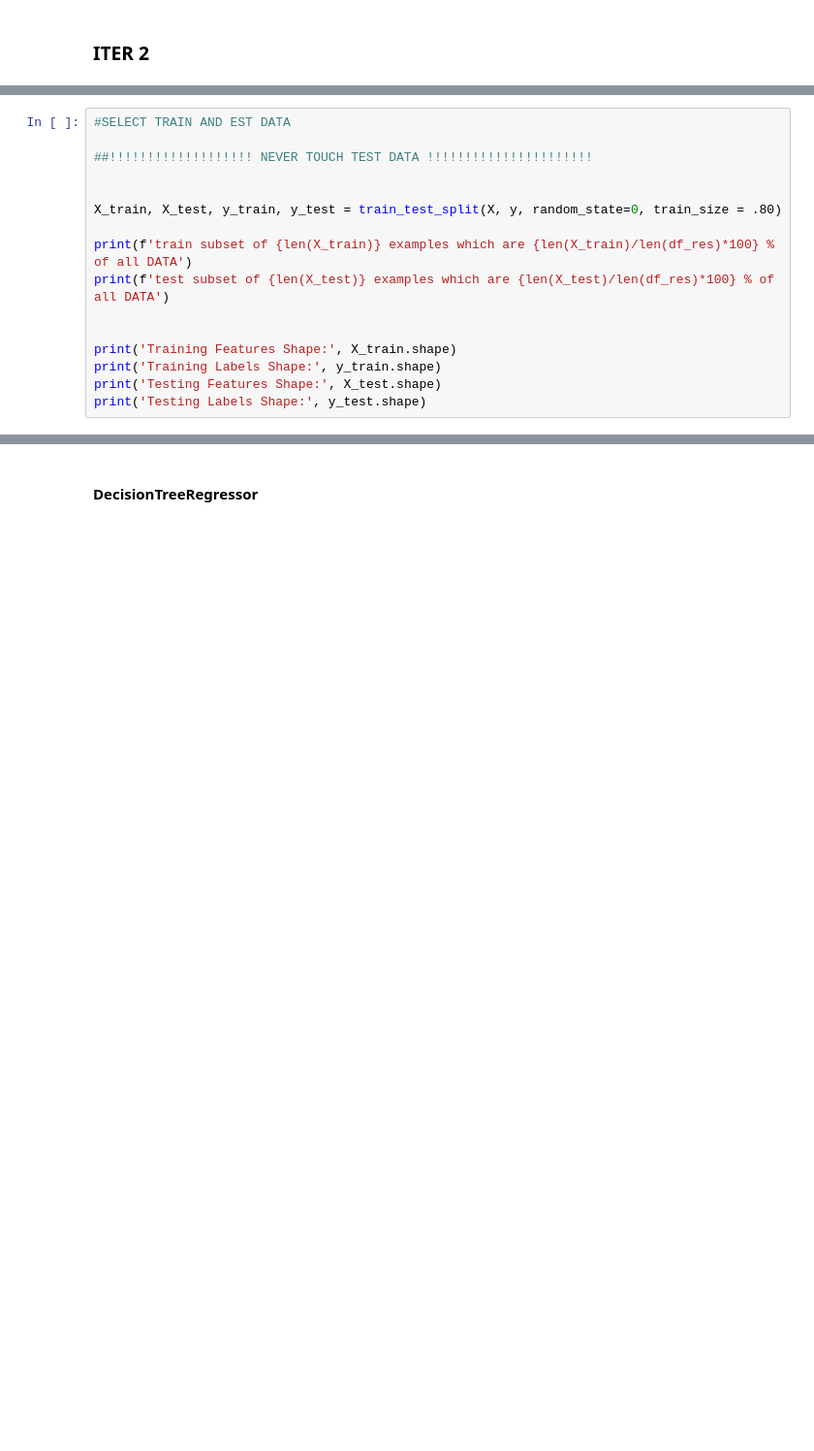
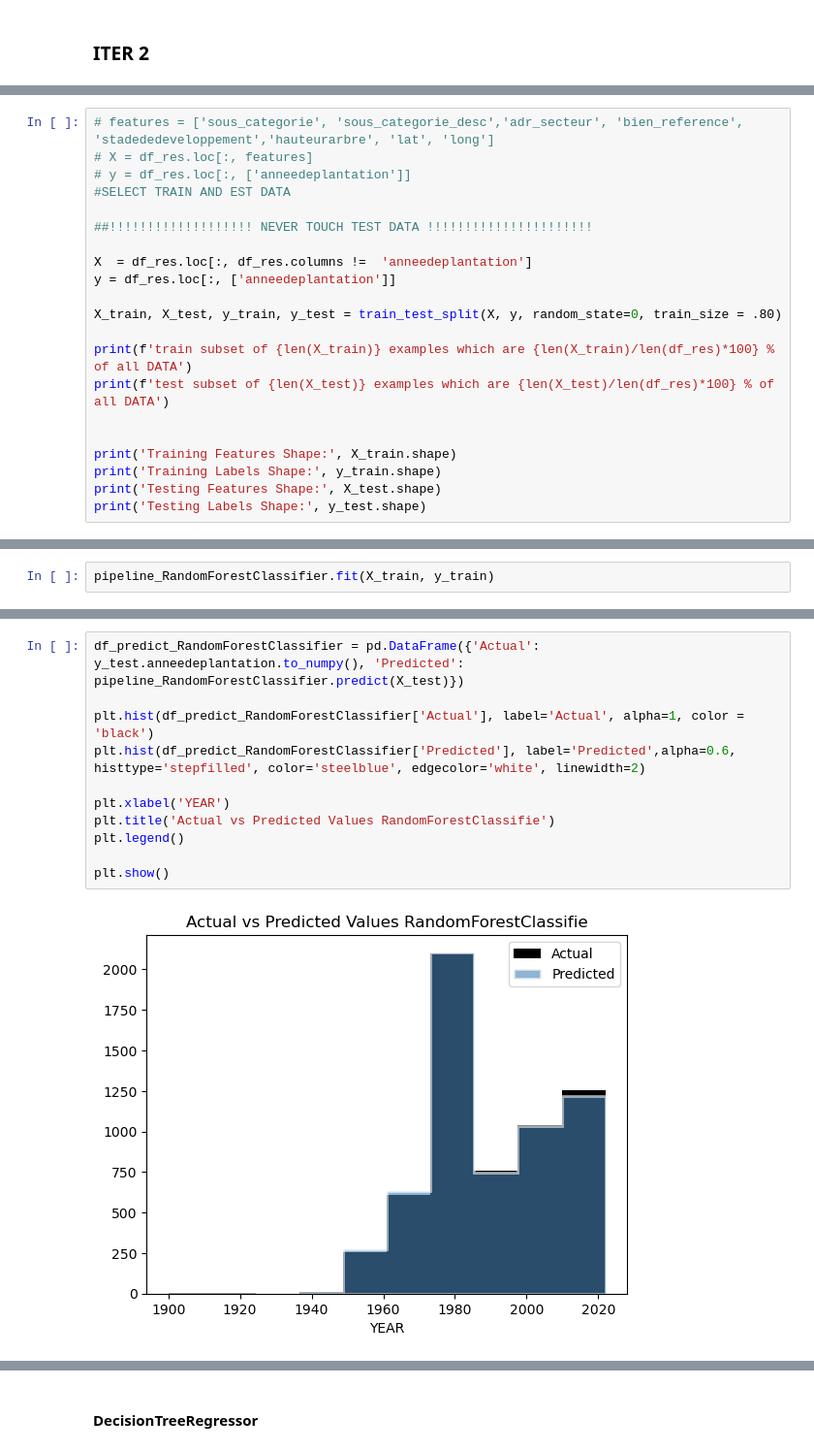
Before and after one commit to Impreccable/ML, a Jupyter notebook: main.ipynb, the cells around one changed output, grey strips where cells are left out. Shown at 97% size. Saved outputs shown, nothing was run; the diff lists cells and outputs as text; blank space fills up the shorter version.

```diff
--- a/main.ipynb
+++ b/main.ipynb
@@ -185,8 +195,13 @@ y = df_numeric.loc[:, ['anneedeplantation']]
 # %%
+# features = ['sous_categorie', 'sous_categorie_desc','adr_secteur', 'bien_reference', 'stadededeveloppement','hauteurarbre', 'lat', 'long']
+# X = df_res.loc[:, features]
+# y = df_res.loc[:, ['anneedeplantation']]
 #SELECT TRAIN AND EST DATA
 
 ##!!!!!!!!!!!!!!!!!!! NEVER TOUCH TEST DATA !!!!!!!!!!!!!!!!!!!!!!
 
+X  = df_res.loc[:, df_res.columns !=  'anneedeplantation']
+y = df_res.loc[:, ['anneedeplantation']]
 
 X_train, X_test, y_train, y_test = train_test_split(X, y, random_state=0, train_size = .80)
 
@@ -207,0 +265,2 @@ Testing Labels Shape: (6029, 1)
+# %%
+pipeline_RandomForestClassifier.fit(X_train, y_train)
@@ -207,0 +293,13 @@ Testing Labels Shape: (6029, 1)
+# %%
+df_predict_RandomForestClassifier = pd.DataFrame({'Actual': y_test.anneedeplantation.to_numpy(), 'Predicted': pipeline_RandomForestClassifier.predict(X_test)})
+
+plt.hist(df_predict_RandomForestClassifier['Actual'], label='Actual', alpha=1, color = 'black')
+plt.hist(df_predict_RandomForestClassifier['Predicted'], label='Predicted',alpha=0.6, histtype='stepfilled', color='steelblue', edgecolor='white', linewidth=2)
+
+plt.xlabel('YEAR')
+plt.title('Actual vs Predicted Values RandomForestClassifie')
+plt.legend()
+
+plt.show()
+# %% [output]
+[figure, added]
```
Also changed, not shown: parts of 21 cells of this notebook, 1 other file.
